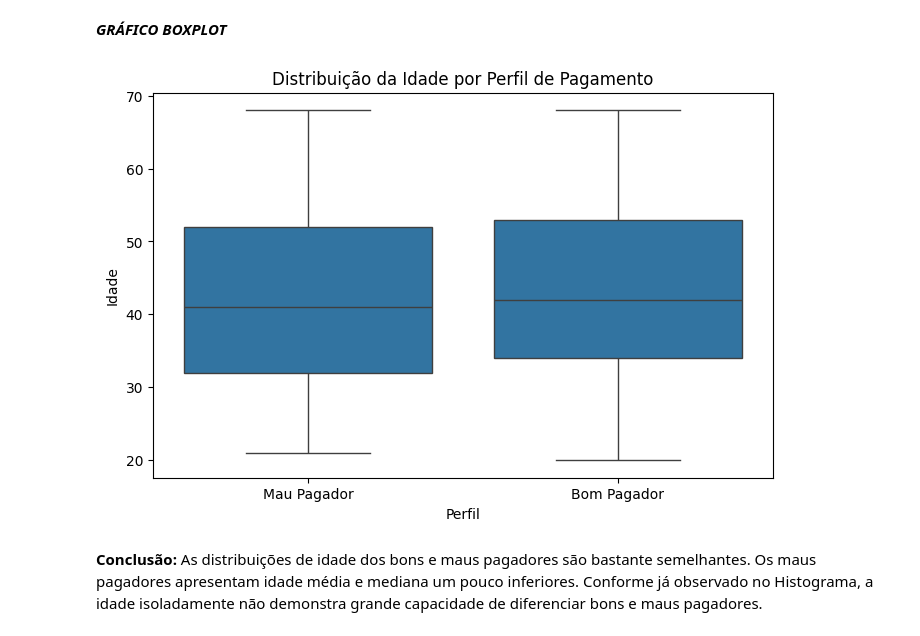
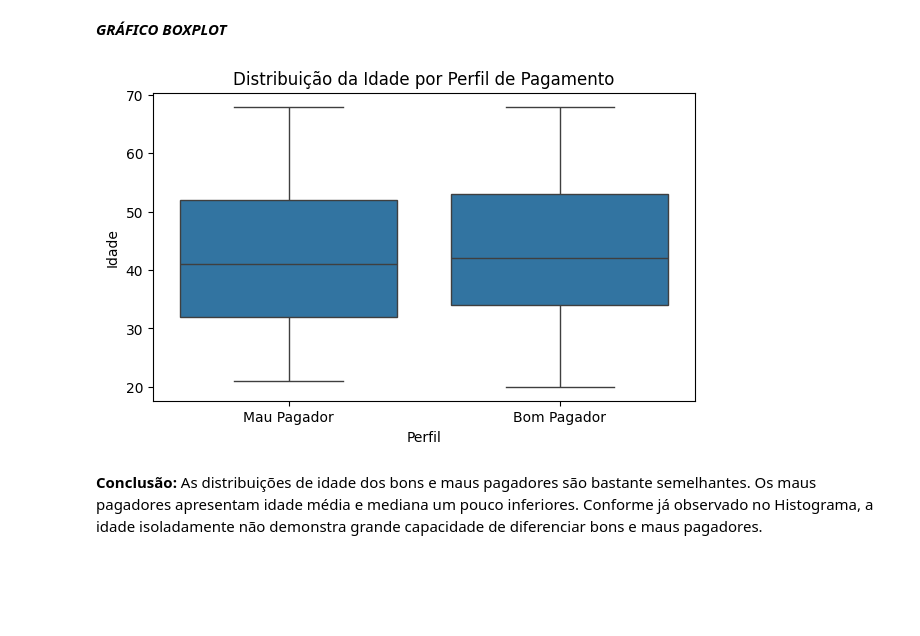
Before and after one commit to marciapaulasv-coder/TechChalenge, a Jupyter notebook: 01_eda.ipynb, the cells around one changed output. Saved outputs shown, nothing was run; the diff lists cells and outputs as text; code cells hidden in the pictures; blank space fills up the shorter version.

```diff
--- a/01_eda.ipynb
+++ b/01_eda.ipynb
@@ -442,21 +448,21 @@ df.groupby('PERFIL')['IDADE'].agg(['count', 'mean', 'median']).round(2)
 # %% [markdown]
 ***GRÁFICO BOXPLOT***
 # %%
-plt.figure(figsize=(8, 5))
+plt.figure(figsize=(7, 4))
 
 sns.boxplot(
     data=df,
     x='PERFIL',
     y='IDADE'
 )
 
 plt.title('Distribuição da Idade por Perfil de Pagamento')
 plt.xlabel('Perfil')
 plt.ylabel('Idade')
 
 plt.show()
 # %% [output]
-[figure, old version]
+[figure, new version]
 # %% [markdown]
 **Conclusão:** As distribuições de idade dos bons e maus pagadores são bastante semelhantes. Os maus pagadores apresentam idade média e mediana um pouco inferiores. Conforme já observado no Histograma, a idade isoladamente não demonstra grande capacidade de diferenciar bons e maus pagadores.
 # %% [markdown]
```
Also changed, not shown: parts of 61 cells of this notebook.
